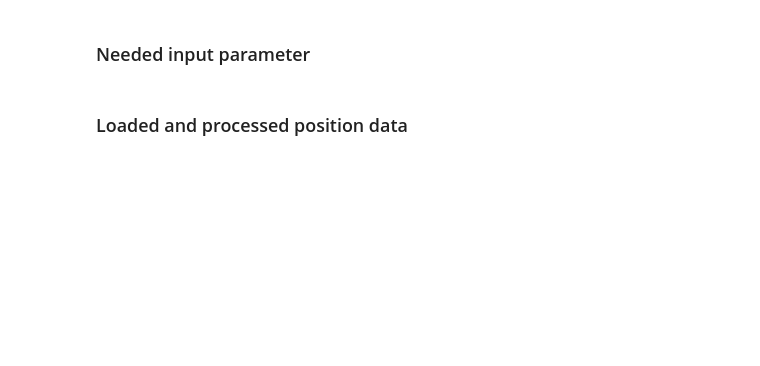
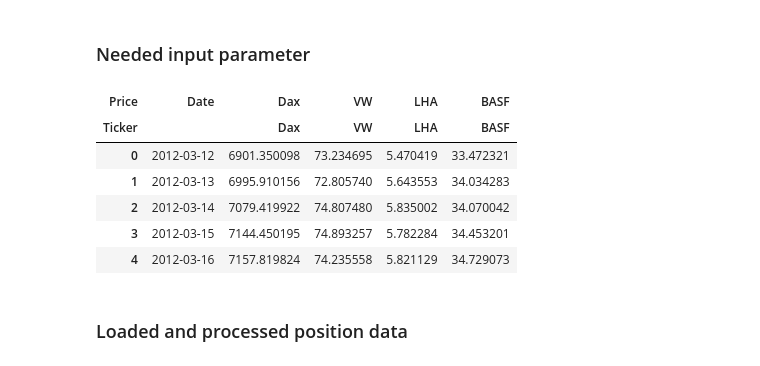
Before and after one commit to RIVACON/RiVaPy, a Jupyter notebook: notebooks/credit/credit_metrics.ipynb, the cells around one changed output. Drawn from its saved outputs; the diff is of its cells as text; code cells hidden in the pictures; blank space fills up the shorter version.

```diff
--- a/notebooks/credit/credit_metrics.ipynb
+++ b/notebooks/credit/credit_metrics.ipynb
@@ -139,18 +142,16 @@ from numpy.linalg import cholesky
 # %% [markdown]
 ### Get data from yahoo finance for issuer and dax as reference index
 # %%
+import pandas as pd
+import yfinance as yf
+
 def last_business_day():
-    # Heutiges Datum
-    today = pd.Timestamp.today()
-
+    today = pd.Timestamp.today().normalize()
     # Erzeuge eine Serie von Daten bis einschließlich heute
     dates = pd.date_range(end=today, periods=30, freq='B')
-
     # Der letzte Werktag vor heute ist das letzte Datum in der Serie
     last_bd = dates[-2] if dates[-1] == today else dates[-1]
-
     last_bd_str = last_bd.strftime('%Y-%m-%d')
-
     return last_bd_str
 
 # Beispiel: Finde den letzten Werktag vor heute
@@ -162,17 +163,15 @@ ticker_issuer_mapping = {
     'LHA.DE': 'LHA',
     'BAS.DE': 'BASF'
 }
+
 df_ticker = pd.DataFrame()
 for ticker in tickerStrings:
-    # data = yf.download(ticker, group_by="Ticker", start='2007-04-02',end='2022-03-14')
-    data = pdr.get_data_yahoo(ticker, group_by="Ticker", start='2012-03-11',end=last_bd)[[ 'Close']].rename(columns = {'Close' : (ticker)})
+    data = yf.download(ticker, start='2012-03-11', end=last_bd)[['Close']].rename(columns={'Close': ticker})
     data = data.reset_index()
-    # data['ticker'] = ticker  # add this column because the dataframe doesn't contain a column with the ticker
-    if len(df_ticker)==0:
-        df_ticker=df_ticker.append(data)
+    if df_ticker.empty:
+        df_ticker = data
     else:
-        df_ticker=df_ticker.merge(data, on='Date', how='left')
+        df_ticker = df_ticker.merge(data, on='Date', how='left')
+
 df_ticker.rename(columns=ticker_issuer_mapping, inplace=True)
-# combine all dataframes into a single dataframe
-# df = pd.concat(df_list)
 # %% [output]
@@ -183,5 +195,15 @@ df_ticker.rename(columns=ticker_issuer_mapping, inplace=True)
 # %% [markdown]
 ### Needed input parameter
+# %%
+df_ticker.head()
+# %% [output]
+| Price | Date | Dax | VW | LHA | BASF |
+| Ticker |  | Dax | VW | LHA | BASF |
+| 0 | 2012-03-12 | 6901.350098 | 73.234695 | 5.470419 | 33.472321 |
+| 1 | 2012-03-13 | 6995.910156 | 72.805740 | 5.643553 | 34.034283 |
+| 2 | 2012-03-14 | 7079.419922 | 74.807480 | 5.835002 | 34.070042 |
+| 3 | 2012-03-15 | 7144.450195 | 74.893257 | 5.782284 | 34.453201 |
+| 4 | 2012-03-16 | 7157.819824 | 74.235558 | 5.821129 | 34.729073 |
 # %%
 number_simulation = 100
 # %% [markdown]
```
Also changed, not shown: parts of 9 cells of this notebook, 1 other file.
